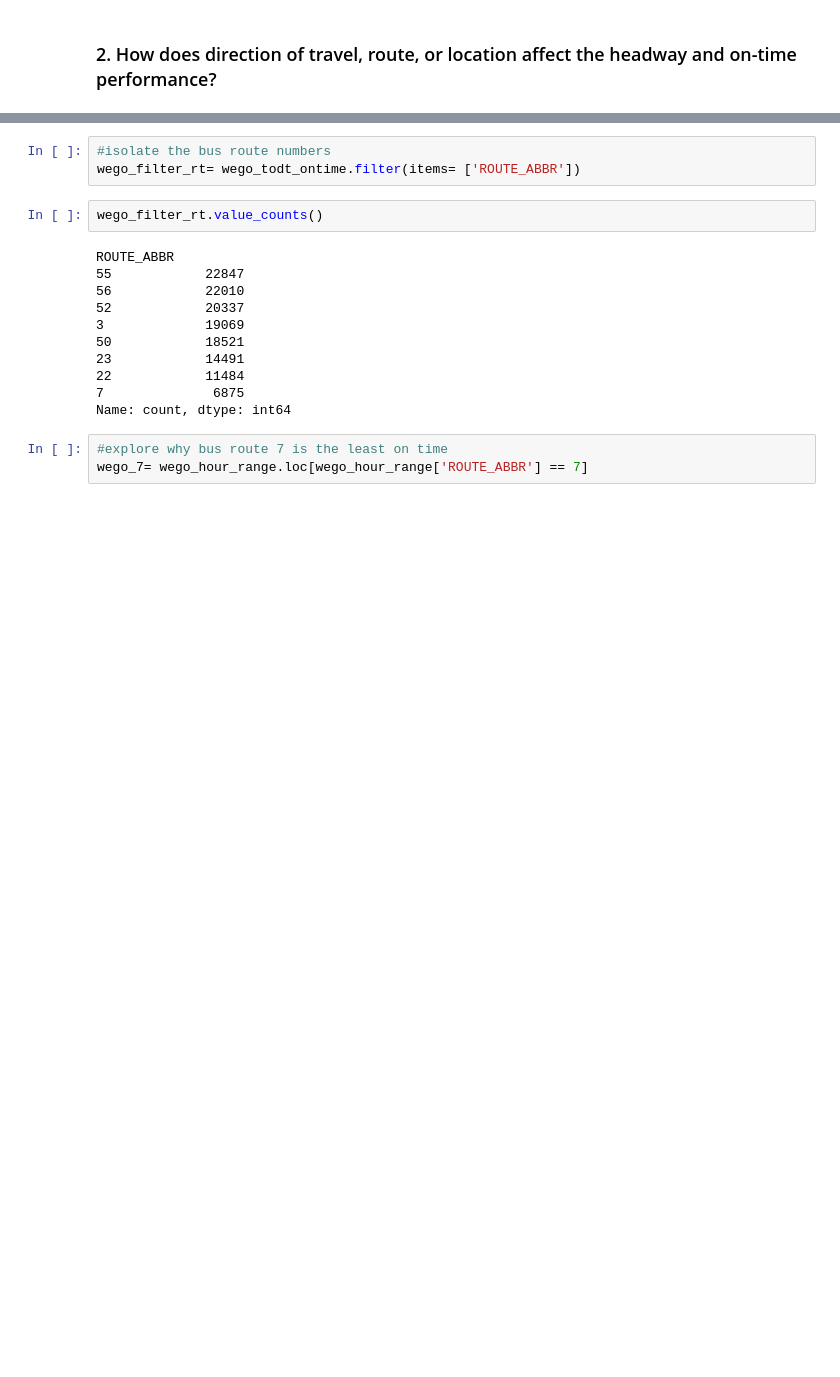
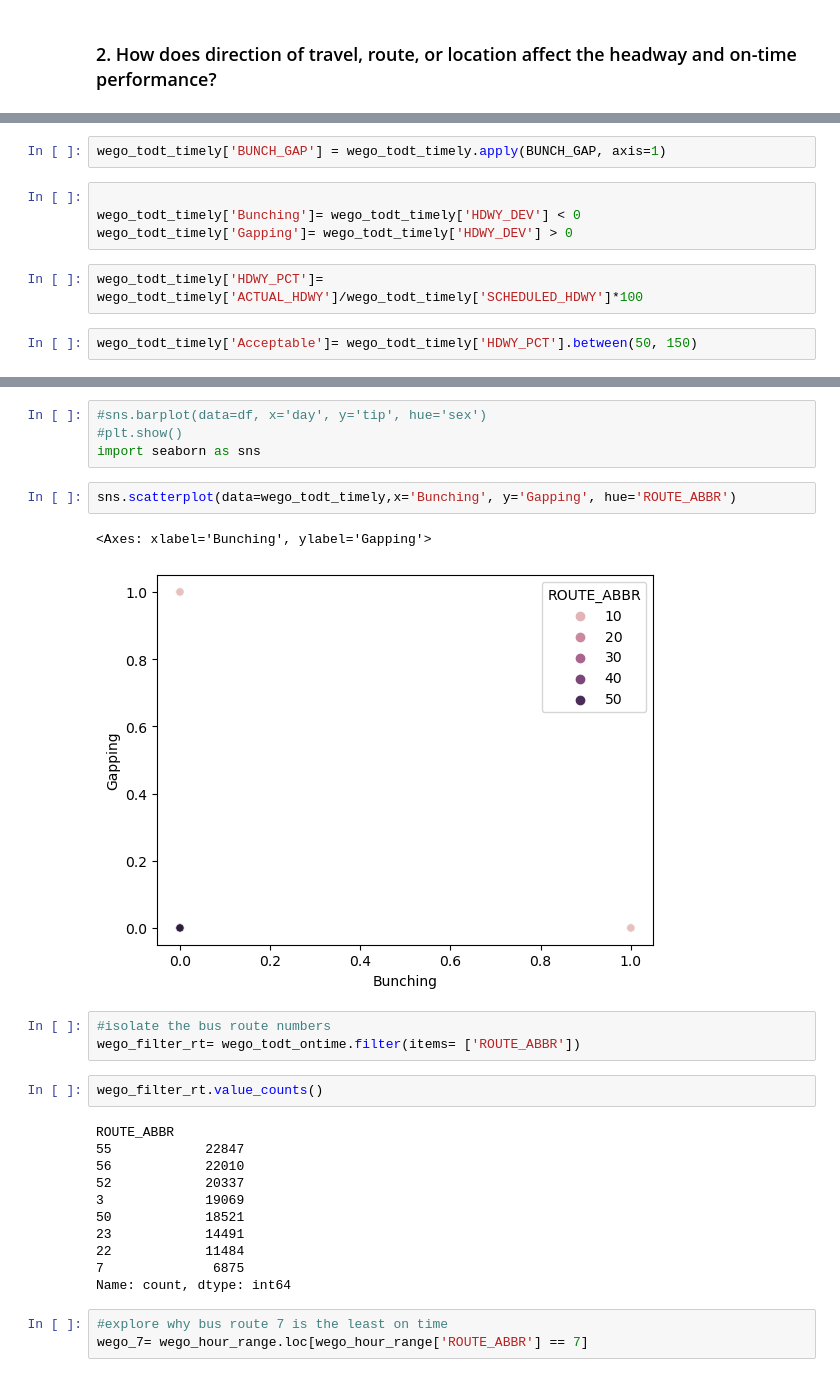
Before and after one commit to NSS-Data-Analytics-Cohort-11/wego-the-brotherhood-of-steel, a Jupyter notebook: notebooks/wego-project.ipynb, the cells around one changed output, grey strips where cells are left out. Saved outputs shown, nothing was run; the diff lists cells and outputs as text; blank space fills up the shorter version.

Commit message:
q2-trying to chart

```diff
--- a/notebooks/wego-project.ipynb
+++ b/notebooks/wego-project.ipynb
@@ -398,0 +412,10 @@ wego_todt_timely[['DATE', 'TRIP_ID', 'ROUTE_ABBR','ROUTE_DIRECTION_NAME', 'TRIP_
+# %%
+wego_todt_timely['BUNCH_GAP'] = wego_todt_timely.apply(BUNCH_GAP, axis=1)
+# %%
+
+wego_todt_timely['Bunching']= wego_todt_timely['HDWY_DEV'] < 0
+wego_todt_timely['Gapping']= wego_todt_timely['HDWY_DEV'] > 0
+# %%
+wego_todt_timely['HDWY_PCT']= wego_todt_timely['ACTUAL_HDWY']/wego_todt_timely['SCHEDULED_HDWY']*100
+# %%
+wego_todt_timely['Acceptable']= wego_todt_timely['HDWY_PCT'].between(50, 150)
@@ -399,3 +439,12 @@ wego_todt_timely[['DATE', 'TRIP_ID', 'ROUTE_ABBR','ROUTE_DIRECTION_NAME', 'TRIP_
+# %%
+#sns.barplot(data=df, x='day', y='tip', hue='sex')
+#plt.show()
+import seaborn as sns
+# %%
+sns.scatterplot(data=wego_todt_timely,x='Bunching', y='Gapping', hue='ROUTE_ABBR')
+# %% [output]
+<Axes: xlabel='Bunching', ylabel='Gapping'>
+[figure, added]
 # %%
 #isolate the bus route numbers
 wego_filter_rt= wego_todt_ontime.filter(items= ['ROUTE_ABBR'])
```
Also changed, not shown: parts of 66 cells of this notebook.
